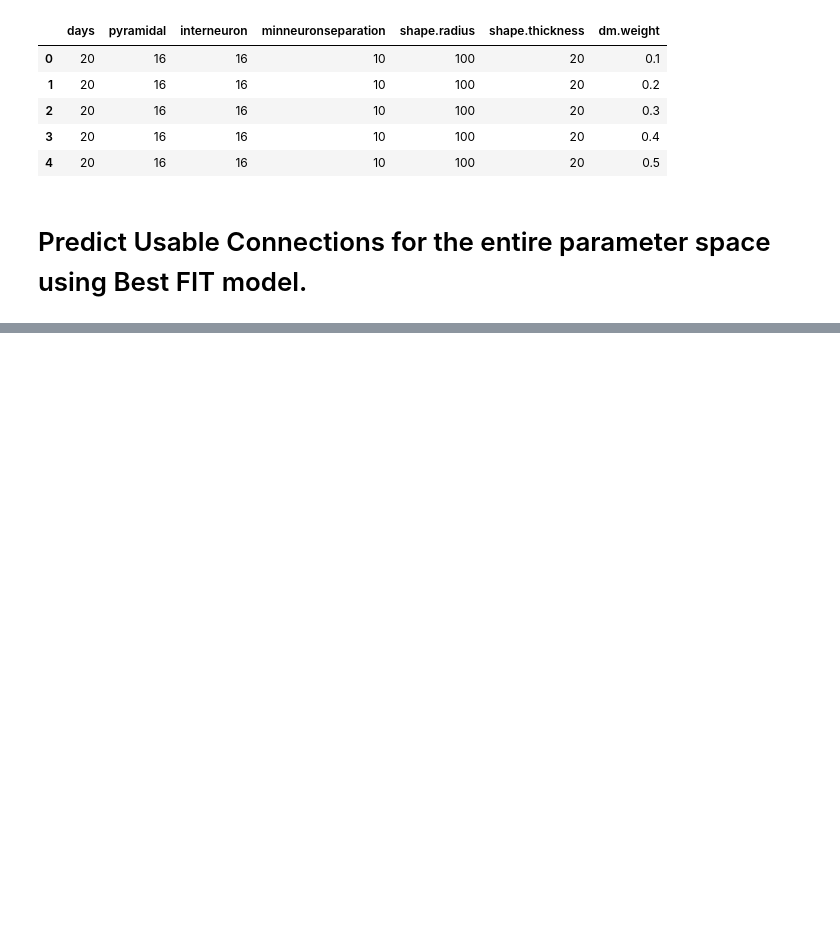
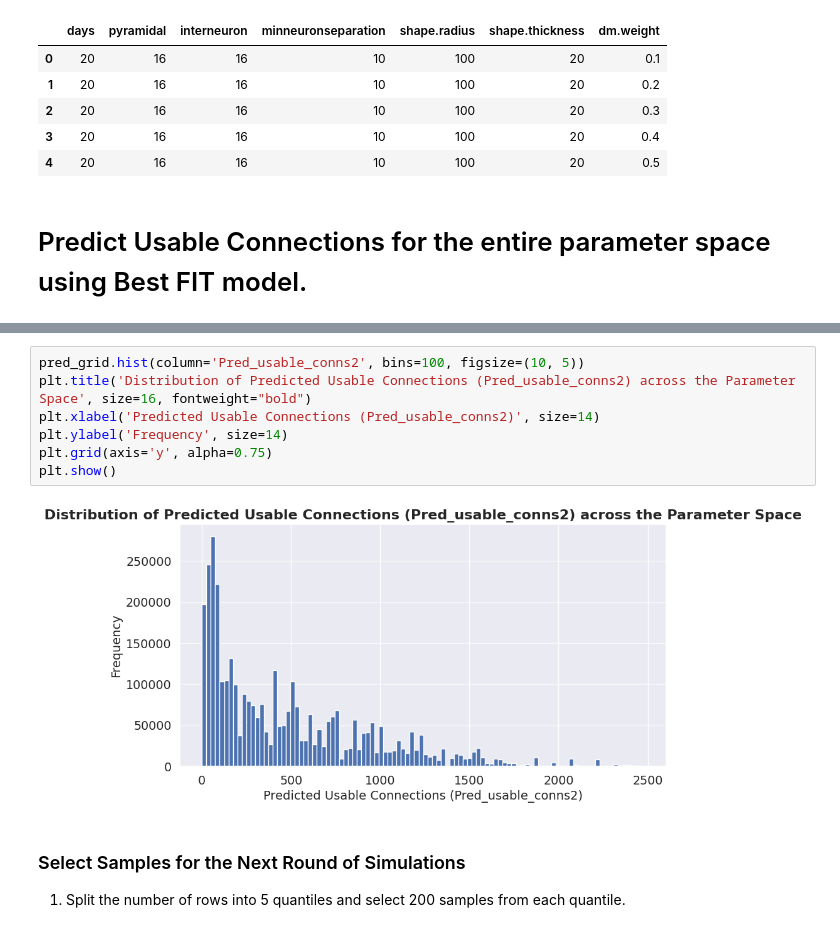
Before and after one commit to carboncopies/BrainEmulationChallenge, a Jupyter notebook: src/models/autoassociative/NetmorphParOptim/Phase1_Optim.ipynb, the cells around one changed output, grey strips where cells are left out. Cells and saved outputs as stored; diff of their text form; blank space fills up the shorter version.

```diff
--- a/src/models/autoassociative/NetmorphParOptim/Phase1_Optim.ipynb
+++ b/src/models/autoassociative/NetmorphParOptim/Phase1_Optim.ipynb
@@ -557,0 +641,14 @@ pred_grid.head()
+# %%
+pred_grid.hist(column='Pred_usable_conns2', bins=100, figsize=(10, 5))
+plt.title('Distribution of Predicted Usable Connections (Pred_usable_conns2) across the Parameter Space', size=16, fontweight="bold")
+plt.xlabel('Predicted Usable Connections (Pred_usable_conns2)', size=14)
+plt.ylabel('Frequency', size=14)
+plt.grid(axis='y', alpha=0.75)
+plt.show()
+# %% [output]
+[figure, added]
+# %% [markdown]
+### Select Samples for the Next Round of Simulations
+
+
+1. Split the number of rows into 5 quantiles and select 200 samples from each quantile.
```
Also changed, not shown: parts of 65 cells of this notebook.
